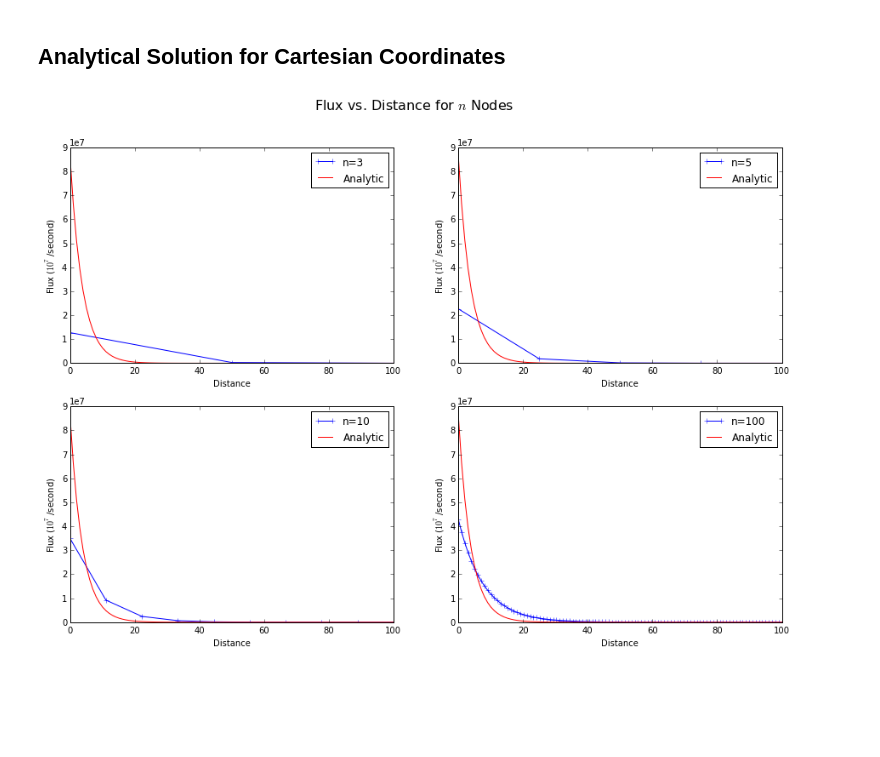
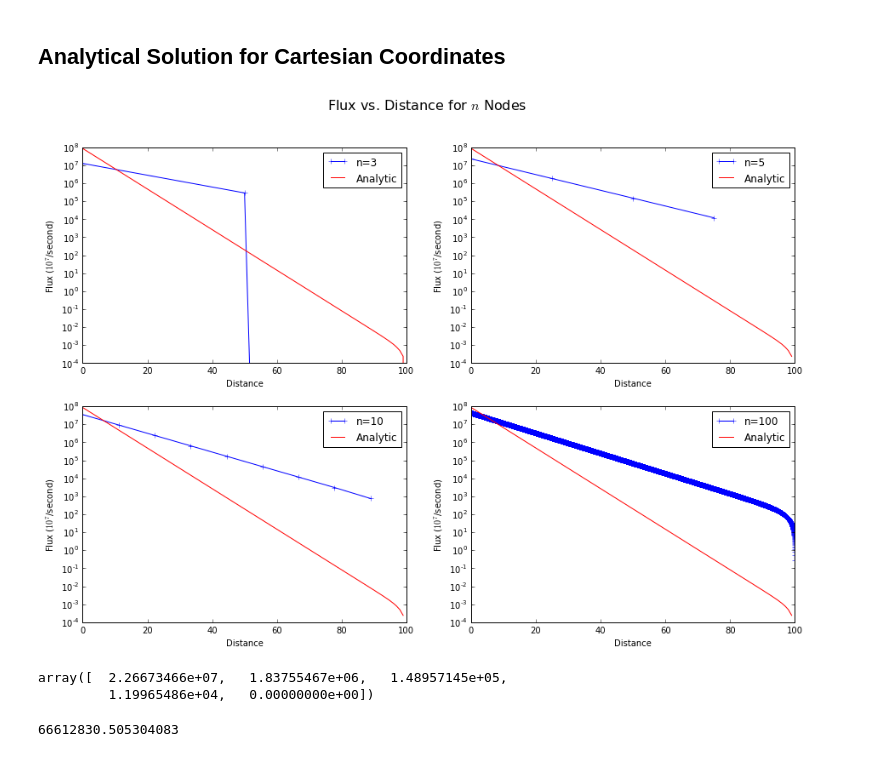
Before and after one commit to piovere/470-project-1, a Jupyter notebook: Project1.ipynb, the cells around one changed output. Drawn from its saved outputs; the diff is of its cells as text; code cells hidden in the pictures; blank space fills up the shorter version.

Commit message:
Updated log plots with different n values. Added todo item to convince myself that the discrete solution is converging

```diff
--- a/Project1.ipynb
+++ b/Project1.ipynb
@@ -93,32 +93,42 @@ plt.suptitle("Flux vs. Distance for $n$ Nodes", size=16)
 
 a = plt.subplot(221)
 plt.plot(x(3), flux(nodes=3, w=W), 'b-+', label="n=3")
 plt.plot(x(100), phi_analytic(x(100), S=10**8.0, w=W, sigma=0.15), 'r-', label="Analytic")
 plt.legend(loc='upper right')
 plt.xlabel('Distance')
 plt.ylabel('Flux ($10^7$/second)')
+plt.yscale('log')
 
 b = plt.subplot(222, sharey=a)
 plt.plot(x(5), flux(nodes=5, w=W), 'b-+', label="n=5")
 plt.plot(x(100), phi_analytic(x(100), S=10**8.0, w=W, sigma=0.15), 'r-', label="Analytic")
 plt.legend(loc='upper right')
 plt.ylabel('Flux ($10^7$/second)')
 plt.xlabel('Distance')
 
 c = plt.subplot(224, sharey=a)
-plt.plot(x(100), flux(nodes=100, w=W), 'b-+', label="n=100")
+plt.plot(x(10000), flux(nodes=10000, w=W), 'b-+', label="n=100")
 plt.plot(x(100), phi_analytic(x(100), S=10**8.0, w=W, sigma=0.15), 'r-', label="Analytic")
 plt.legend(loc='upper right')
 plt.ylabel('Flux ($10^7$/second)')
 plt.xlabel('Distance')
 
 d = plt.subplot(223, sharey=a)
 plt.plot(x(10), flux(nodes=10, w=W), 'b-+', label="n=10")
 plt.plot(x(100), phi_analytic(x(100), S=10**8.0, w=W, sigma=0.15), 'r-', label="Analytic")
 plt.legend(loc='upper right')
 plt.ylabel('Flux ($10^7$/second)')
 plt.xlabel('Distance')
 
 plt.show()
 # %% [output]
-[figure, old version]
+[figure, new version]
+# %%
+flux(nodes=5, w=W)
+# %% [output]
+array([  2.26673466e+07,   1.83755467e+06,   1.48957145e+05,
+         1.19965486e+04,   0.00000000e+00])
+# %%
+phi_analytic(x(100), S=10**8.0, w=W, sigma=0.15)[1]
+# %% [output]
+66612830.505304083
```
Also changed, not shown: parts of 1 cell of this notebook, 1 other file.
